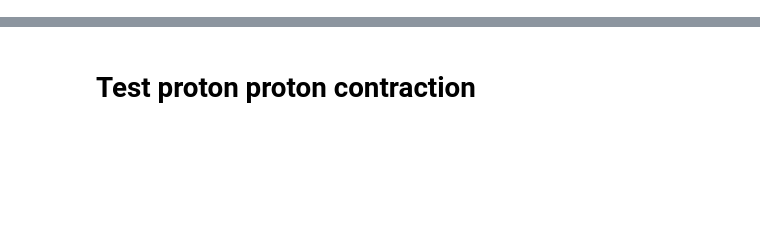
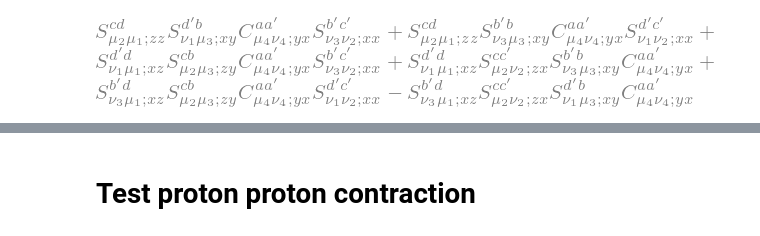
Before and after one commit to luutom/su3, a Jupyter notebook: notebooks/contraction.ipynb, the cells around one changed output, grey strips where cells are left out. Saved outputs shown, nothing was run; the diff lists cells and outputs as text; code cells hidden in the pictures; blank space fills up the shorter version.

Commit message:
add 3bar contraction in the contraction notebook

```diff
--- a/notebooks/contraction.ipynb
+++ b/notebooks/contraction.ipynb
@@ -476,3 +575,39 @@ def print_Trace_color(OUTPUT,quark,spin,color,position,overall,diquark,spin_pair
             PRINT_ALL+=PRINT2*PRINT3 #symbols(PRINT)
 
     return PRINT_ALL
+# %%
+
+overall=1 #symbols('\Gamma_{\mu_1 \mu_2} \Gamma_{\mu_3 \mu_4} \Gamma_{\nu_3 \nu_4} \Gamma_{\nu_1 \nu_2}') #*symbols('\epsilon_{abc}\epsilon_{a\'b\'c\'}')
+
+position=['z','z','y','y','x','x','x','x']
+spin=['\\mu_1','\\mu_2','\\mu_3','\\mu_4','\\nu_4','\\nu_3','\\nu_2','\\nu_1']
+#spin=['1','2','1','1','2','1']
+color=['d','c','b','a','a\'','b\'','c\'','d\'']
+#color=['2','1','0','0','1','2']
+quark=['sb','s','sb','c','cb','s','sb','s']
+
+#diquark=[[1,2],[3,4]]
+#diquark=[]
+#spin_pair=[[0,5],[1,4],[2,3]]
+#color1=['a','b']
+#color2=['a\'','b\'']
+#color1=['0','1','2']
+#color2=['0','1','2']
+
+output=[]
+OUTPUT=[]
+
+contraction(quark,0,output,OUTPUT)
+
+#print(OUTPUT)
+#PRINT=print_Trace_color(OUTPUT,quark,spin,color,position,overall2,diquark,spin_pair,color1,color2)
+#display(simplify(PRINT))
+
+#PRINT=print_propagator_with_diquark_color(OUTPUT,quark,spin,color,position,overall2,diquark, color1, color2)
+#display(simplify(PRINT))
+
+
+
+display(print_propagator(OUTPUT,quark,spin,color,position,overall))
+# %% [output]
+[figure, added]
```
Also changed, not shown: parts of 37 cells of this notebook.
